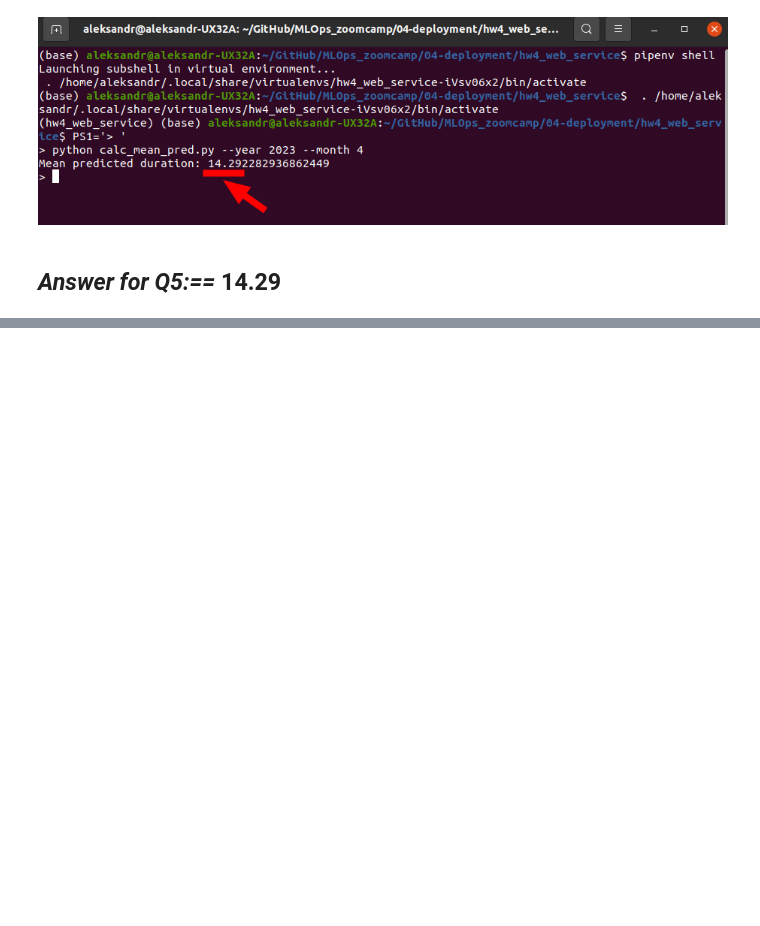
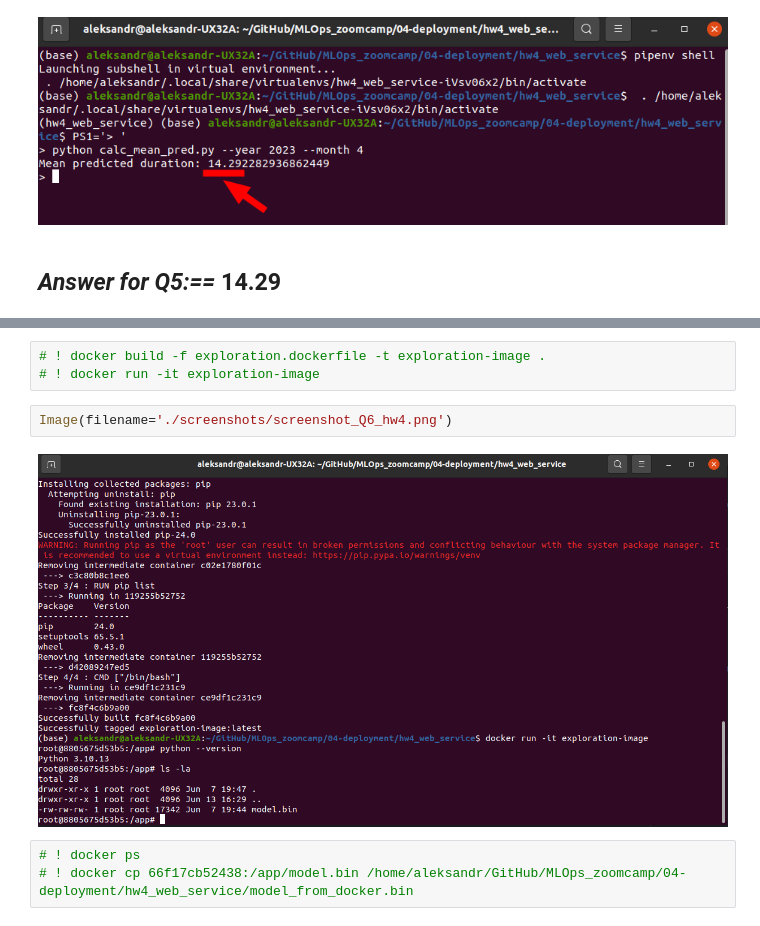
Before and after one commit to alex-sokolov2011/MLOps_zoomcamp, a Jupyter notebook: 04-deployment/hw04.ipynb, the cells around one changed output, grey strips where cells are left out. Saved outputs shown, nothing was run; the diff lists cells and outputs as text; blank space fills up the shorter version.

```diff
--- a/04-deployment/hw04.ipynb
+++ b/04-deployment/hw04.ipynb
@@ -297,0 +353,10 @@ Image(filename='./screenshots/screenshot_Q5_hw4.png')
+# %%
+# ! docker build -f exploration.dockerfile -t exploration-image .
+# ! docker run -it exploration-image
+# %%
+Image(filename='./screenshots/screenshot_Q6_hw4.png')
+# %% [output]
+[figure, added]
+# %%
+# ! docker ps
+# ! docker cp 66f17cb52438:/app/model.bin /home/aleksandr/GitHub/MLOps_zoomcamp/04-deployment/hw4_web_service/model_from_docker.bin
```
Also changed, not shown: parts of 9 cells of this notebook, 9 other files.
